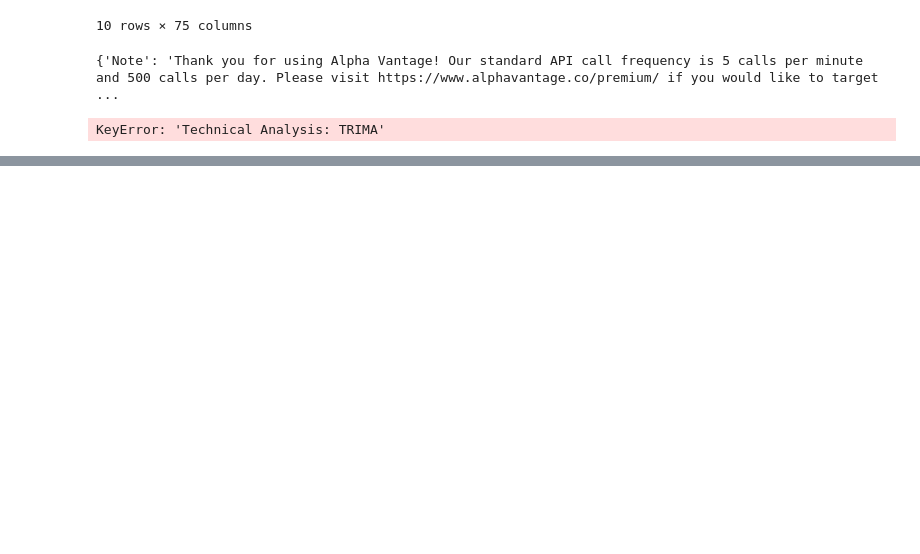
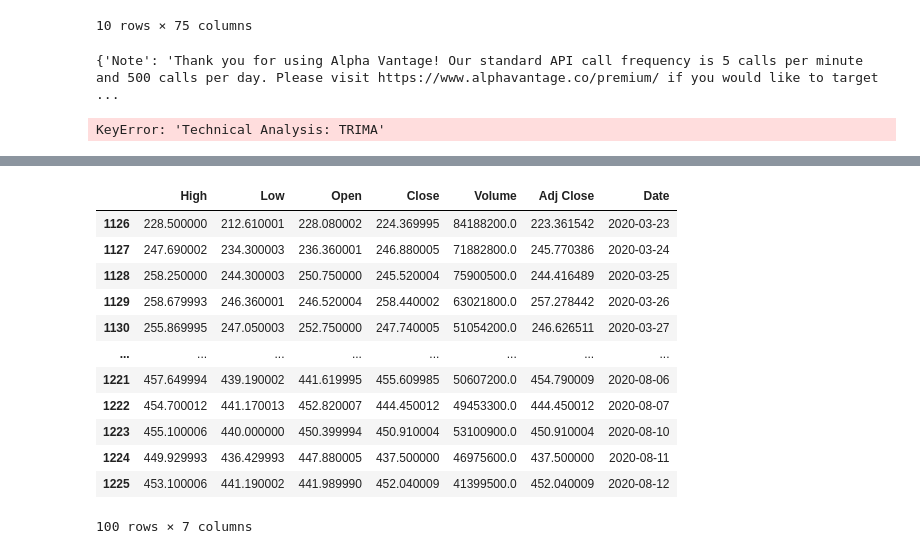
Before and after one commit to Pjus/stockRl, a Jupyter notebook: Untitled1.ipynb, the cells around one changed output, grey strips where cells are left out. Cells and saved outputs as stored; diff of their text form; code cells hidden in the pictures; blank space fills up the shorter version.

```diff
--- a/Untitled1.ipynb
+++ b/Untitled1.ipynb
@@ -150,0 +249,16 @@ KeyError: 'Technical Analysis: TRIMA'
+# %%
+df[-100:]
+# %% [output]
+|  | High | Low | Open | Close | Volume | Adj Close | Date |
+| 1126 | 228.500000 | 212.610001 | 228.080002 | 224.369995 | 84188200.0 | 223.361542 | 2020-03-23 |
+| 1127 | 247.690002 | 234.300003 | 236.360001 | 246.880005 | 71882800.0 | 245.770386 | 2020-03-24 |
+| 1128 | 258.250000 | 244.300003 | 250.750000 | 245.520004 | 75900500.0 | 244.416489 | 2020-03-25 |
+| 1129 | 258.679993 | 246.360001 | 246.520004 | 258.440002 | 63021800.0 | 257.278442 | 2020-03-26 |
+| 1130 | 255.869995 | 247.050003 | 252.750000 | 247.740005 | 51054200.0 | 246.626511 | 2020-03-27 |
+| ... | ... | ... | ... | ... | ... | ... | ... |
+| 1221 | 457.649994 | 439.190002 | 441.619995 | 455.609985 | 50607200.0 | 454.790009 | 2020-08-06 |
+| 1222 | 454.700012 | 441.170013 | 452.820007 | 444.450012 | 49453300.0 | 444.450012 | 2020-08-07 |
+| 1223 | 455.100006 | 440.000000 | 450.399994 | 450.910004 | 53100900.0 | 450.910004 | 2020-08-10 |
+| 1224 | 449.929993 | 436.429993 | 447.880005 | 437.500000 | 46975600.0 | 437.500000 | 2020-08-11 |
+| 1225 | 453.100006 | 441.190002 | 441.989990 | 452.040009 | 41399500.0 | 452.040009 | 2020-08-12 |
+100 rows × 7 columns
```
Also changed, not shown: parts of 23 cells of this notebook, 6 other files.
